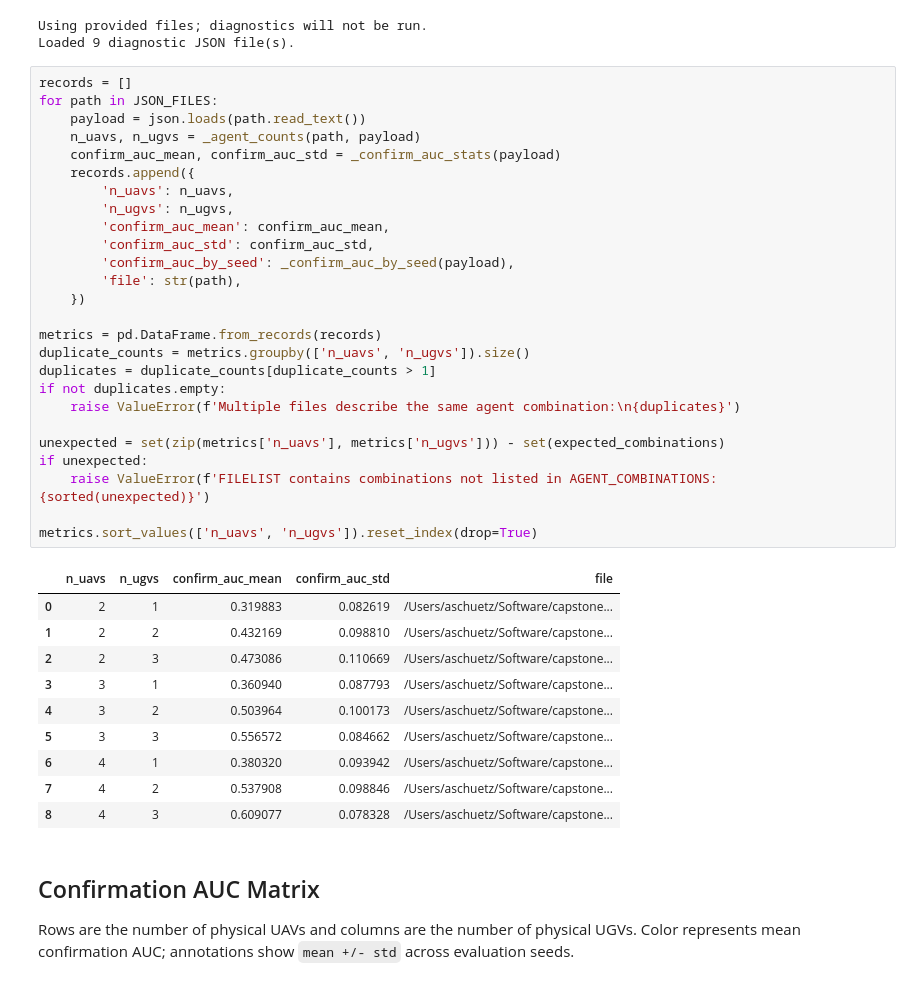
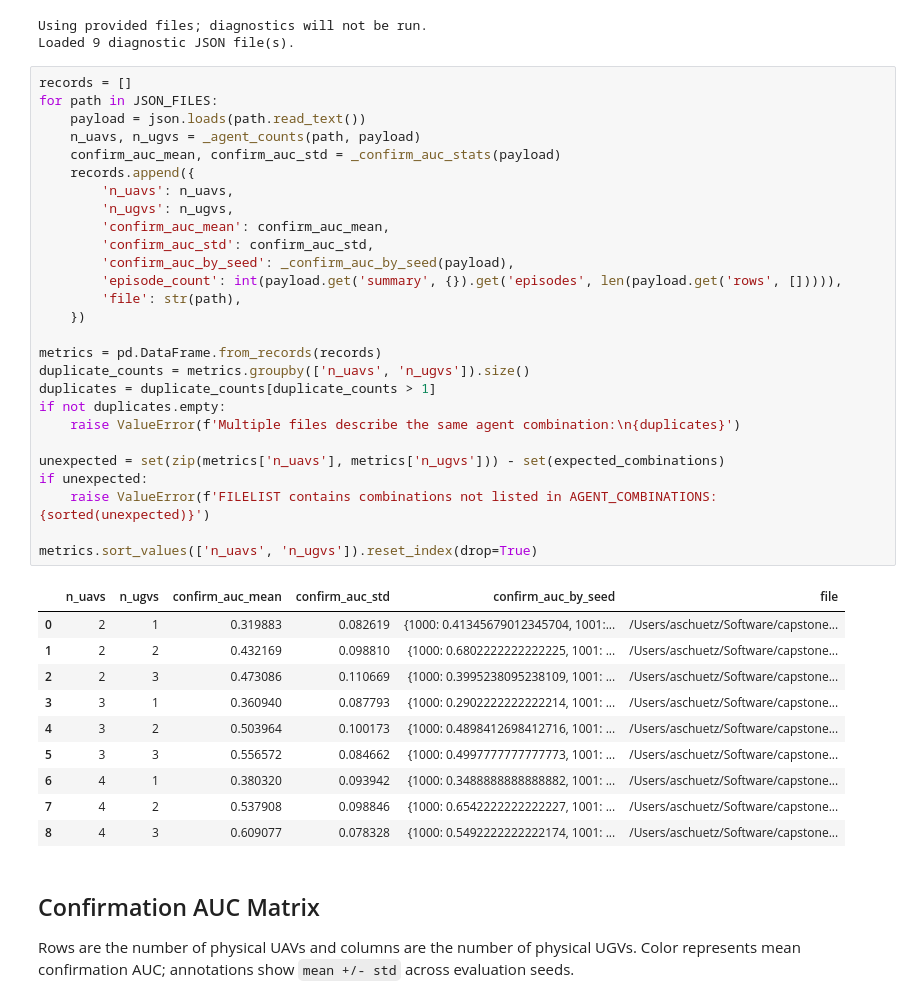
Before and after one commit to olavrenin-data-scientist/omnisearch, a Jupyter notebook: notebooks/08_agent_sweep.ipynb, the cells around one changed output. Drawn from its saved outputs; the diff is of its cells as text.

```diff
--- a/notebooks/08_agent_sweep.ipynb
+++ b/notebooks/08_agent_sweep.ipynb
@@ -179,40 +179,41 @@ Loaded 9 diagnostic JSON file(s).
 # %%
 records = []
 for path in JSON_FILES:
     payload = json.loads(path.read_text())
     n_uavs, n_ugvs = _agent_counts(path, payload)
     confirm_auc_mean, confirm_auc_std = _confirm_auc_stats(payload)
     records.append({
         'n_uavs': n_uavs,
         'n_ugvs': n_ugvs,
         'confirm_auc_mean': confirm_auc_mean,
         'confirm_auc_std': confirm_auc_std,
         'confirm_auc_by_seed': _confirm_auc_by_seed(payload),
+        'episode_count': int(payload.get('summary', {}).get('episodes', len(payload.get('rows', [])))),
         'file': str(path),
     })
 
 metrics = pd.DataFrame.from_records(records)
 duplicate_counts = metrics.groupby(['n_uavs', 'n_ugvs']).size()
 duplicates = duplicate_counts[duplicate_counts > 1]
 if not duplicates.empty:
     raise ValueError(f'Multiple files describe the same agent combination:\n{duplicates}')
 
 unexpected = set(zip(metrics['n_uavs'], metrics['n_ugvs'])) - set(expected_combinations)
 if unexpected:
     raise ValueError(f'FILELIST contains combinations not listed in AGENT_COMBINATIONS: {sorted(unexpected)}')
 
 metrics.sort_values(['n_uavs', 'n_ugvs']).reset_index(drop=True)
 # %% [output]
-|  | n_uavs | n_ugvs | confirm_auc_mean | confirm_auc_std | file |
-| 0 | 2 | 1 | 0.319883 | 0.082619 | /Users/aschuetz/Software/capstone... |
-| 1 | 2 | 2 | 0.432169 | 0.098810 | /Users/aschuetz/Software/capstone... |
-| 2 | 2 | 3 | 0.473086 | 0.110669 | /Users/aschuetz/Software/capstone... |
-| 3 | 3 | 1 | 0.360940 | 0.087793 | /Users/aschuetz/Software/capstone... |
-| 4 | 3 | 2 | 0.503964 | 0.100173 | /Users/aschuetz/Software/capstone... |
-| 5 | 3 | 3 | 0.556572 | 0.084662 | /Users/aschuetz/Software/capstone... |
-| 6 | 4 | 1 | 0.380320 | 0.093942 | /Users/aschuetz/Software/capstone... |
-| 7 | 4 | 2 | 0.537908 | 0.098846 | /Users/aschuetz/Software/capstone... |
-| 8 | 4 | 3 | 0.609077 | 0.078328 | /Users/aschuetz/Software/capstone... |
+|  | n_uavs | n_ugvs | confirm_auc_mean | confirm_auc_std | confirm_auc_by_seed | file |
+| 0 | 2 | 1 | 0.319883 | 0.082619 | {1000: 0.41345679012345704, 1001:... | /Users/aschuetz/Software/capstone... |
+| 1 | 2 | 2 | 0.432169 | 0.098810 | {1000: 0.6802222222222225, 1001: ... | /Users/aschuetz/Software/capstone... |
+| 2 | 2 | 3 | 0.473086 | 0.110669 | {1000: 0.3995238095238109, 1001: ... | /Users/aschuetz/Software/capstone... |
+| 3 | 3 | 1 | 0.360940 | 0.087793 | {1000: 0.2902222222222214, 1001: ... | /Users/aschuetz/Software/capstone... |
+| 4 | 3 | 2 | 0.503964 | 0.100173 | {1000: 0.4898412698412716, 1001: ... | /Users/aschuetz/Software/capstone... |
+| 5 | 3 | 3 | 0.556572 | 0.084662 | {1000: 0.4997777777777773, 1001: ... | /Users/aschuetz/Software/capstone... |
+| 6 | 4 | 1 | 0.380320 | 0.093942 | {1000: 0.3488888888888882, 1001: ... | /Users/aschuetz/Software/capstone... |
+| 7 | 4 | 2 | 0.537908 | 0.098846 | {1000: 0.6542222222222227, 1001: ... | /Users/aschuetz/Software/capstone... |
+| 8 | 4 | 3 | 0.609077 | 0.078328 | {1000: 0.5492222222222174, 1001: ... | /Users/aschuetz/Software/capstone... |
 # %% [markdown]
 ## Confirmation AUC Matrix
 
```
Also changed, not shown: parts of 2 cells of this notebook.
